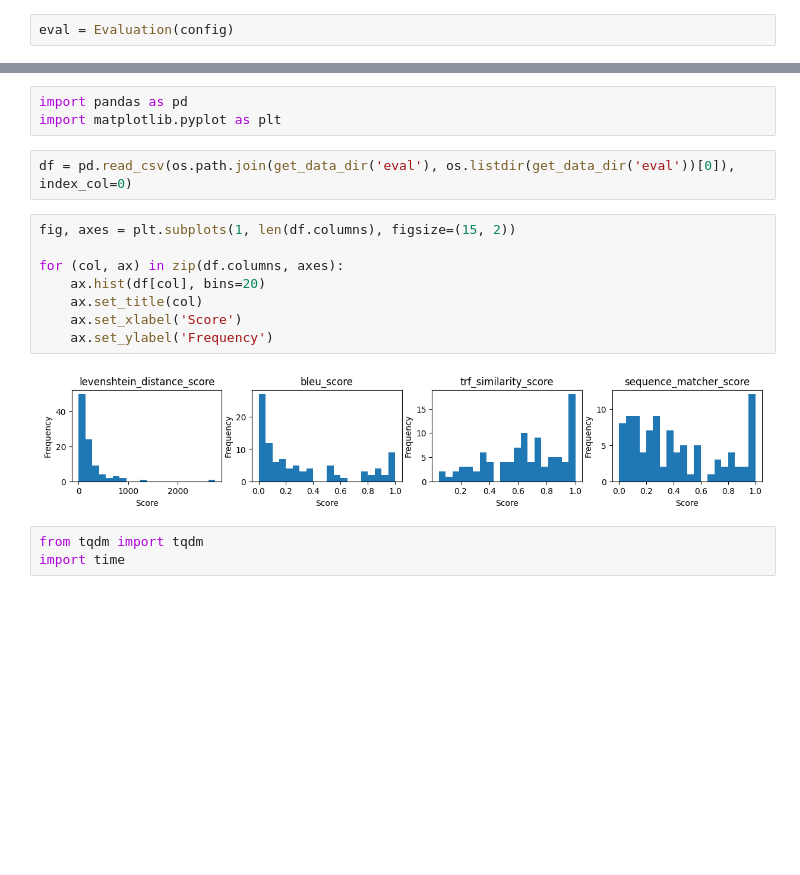
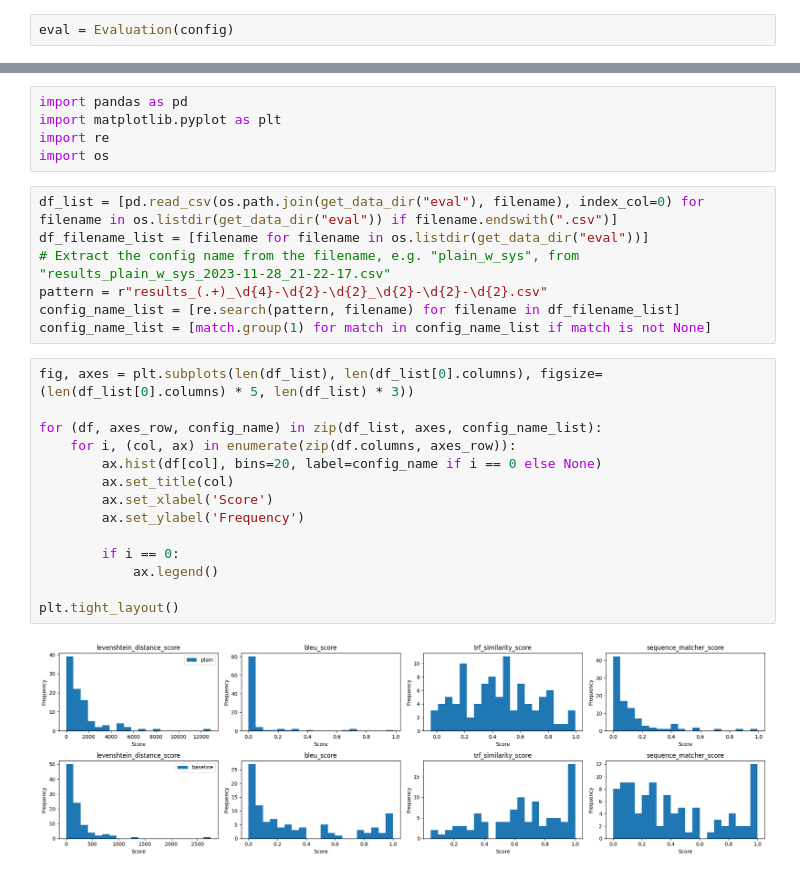
Before and after one commit to pvs-hd-tea/23ws-LLMcoder, a Jupyter notebook: experimental/test_evaluation.ipynb, the cells around one changed output, grey strips where cells are left out. Drawn from its saved outputs; the diff is of its cells as text; blank space fills up the shorter version.

```diff
--- a/experimental/test_evaluation.ipynb
+++ b/experimental/test_evaluation.ipynb
@@ -13,18 +29,28 @@ results = eval.run(verbose=True)
 # %%
 import pandas as pd
 import matplotlib.pyplot as plt
+import re
+import os
-# %%
-df = pd.read_csv(os.path.join(get_data_dir('eval'), os.listdir(get_data_dir('eval'))[0]), index_col=0)
+# %%
+df_list = [pd.read_csv(os.path.join(get_data_dir("eval"), filename), index_col=0) for filename in os.listdir(get_data_dir("eval")) if filename.endswith(".csv")]
+df_filename_list = [filename for filename in os.listdir(get_data_dir("eval"))]
+# Extract the config name from the filename, e.g. "plain_w_sys", from "results_plain_w_sys_2023-11-28_21-22-17.csv"
+pattern = r"results_(.+)_\d{4}-\d{2}-\d{2}_\d{2}-\d{2}-\d{2}.csv"
+config_name_list = [re.search(pattern, filename) for filename in df_filename_list]
+config_name_list = [match.group(1) for match in config_name_list if match is not None]
 # %%
-fig, axes = plt.subplots(1, len(df.columns), figsize=(15, 2))
+fig, axes = plt.subplots(len(df_list), len(df_list[0].columns), figsize=(len(df_list[0].columns) * 5, len(df_list) * 3))
 
-for (col, ax) in zip(df.columns, axes):
-    ax.hist(df[col], bins=20)
-    ax.set_title(col)
-    ax.set_xlabel('Score')
-    ax.set_ylabel('Frequency')
+for (df, axes_row, config_name) in zip(df_list, axes, config_name_list):
+    for i, (col, ax) in enumerate(zip(df.columns, axes_row)):
+        ax.hist(df[col], bins=20, label=config_name if i == 0 else None)
+        ax.set_title(col)
+        ax.set_xlabel('Score')
+        ax.set_ylabel('Frequency')
+
+        if i == 0:
+            ax.legend()
+
+plt.tight_layout()
 # %% [output]
-[figure, old version]
+[figure, new version]
-# %%
-from tqdm import tqdm
-import time
```
Also changed, not shown: parts of 1 cell of this notebook.
